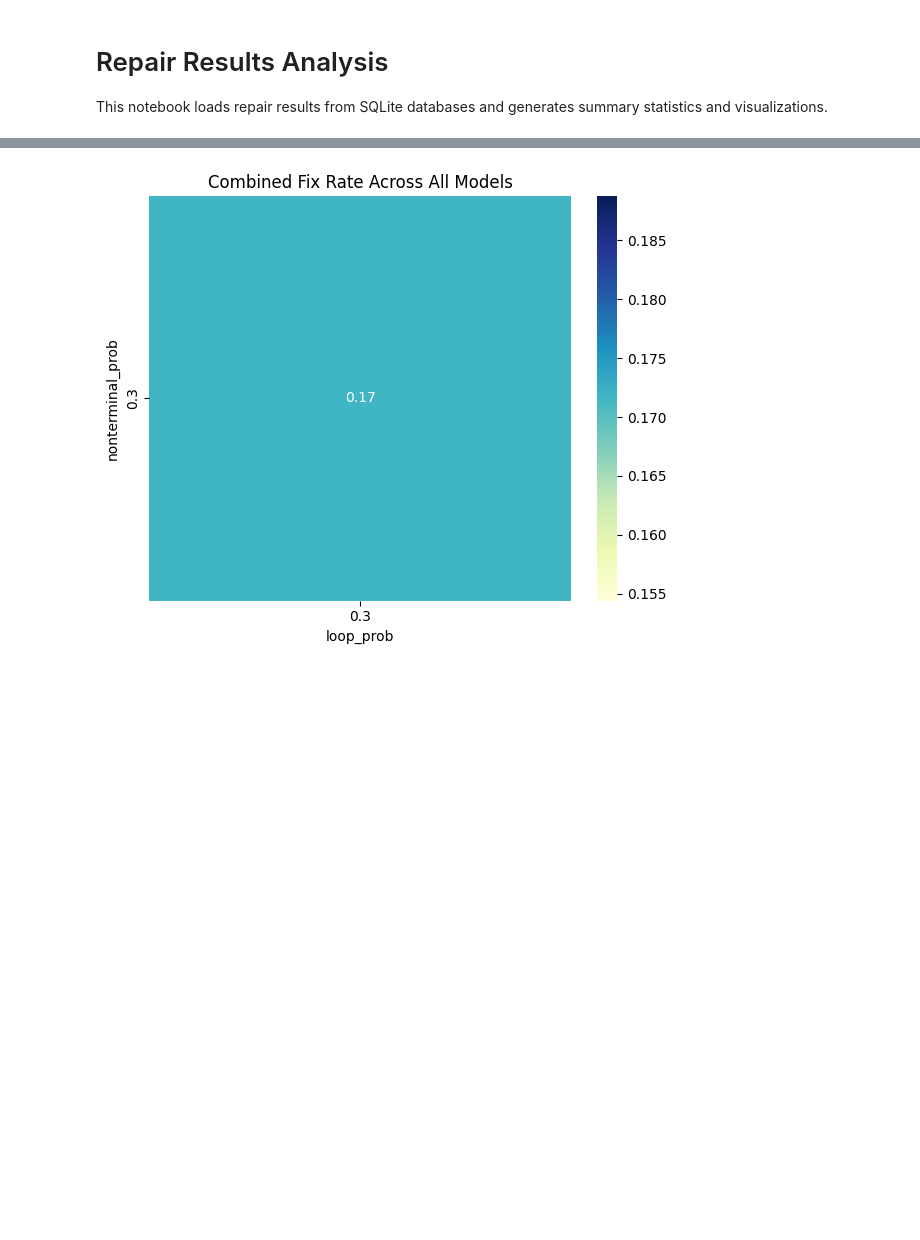
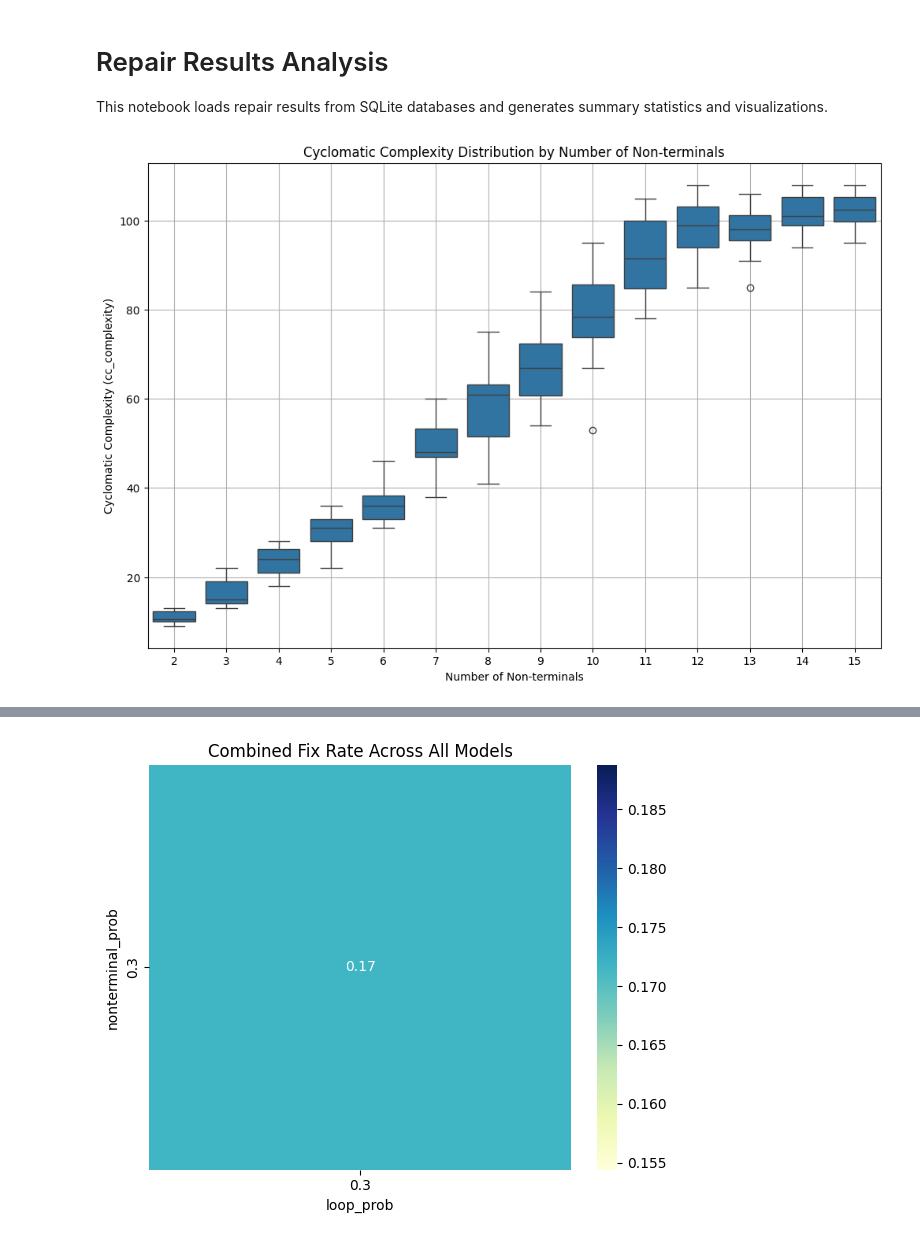
Before and after one commit to Jacksadventure/Grammar_bench, a Jupyter notebook: repair_results_analysis.ipynb, the cells around one changed output, grey strips where cells are left out. Cells and saved outputs as stored; diff of their text form; code cells hidden in the pictures; blank space fills up the shorter version.

```diff
--- a/repair_results_analysis.ipynb
+++ b/repair_results_analysis.ipynb
@@ -32,6 +32,29 @@ df_cases = pd.read_sql(
 # Compute derived columns for analysis
 df_cases['parser_size'] = df_cases['original_parser'].str.len()
 df_cases['corrupted_symbol_count'] = df_cases['corrupted_grammar'].str.split().str.len()
+# %%
+db_file = f'targets{database_version}.db'
+conn = sqlite3.connect(db_file)
+
+# Query the data
+query = "SELECT num_nonterminals, cc_complexity FROM cases WHERE cc_complexity IS NOT NULL"
+df = pd.read_sql_query(query, conn)
+
+# Close the connection
+conn.close()
+
+# Create the plot
+plt.figure(figsize=(12, 8))
+sns.boxplot(x='num_nonterminals', y='cc_complexity', data=df)
+
+# Set titles and labels
+plt.title('Cyclomatic Complexity Distribution by Number of Non-terminals')
+plt.xlabel('Number of Non-terminals')
+plt.ylabel('Cyclomatic Complexity (cc_complexity)')
+plt.grid(True)
+plt.show()
+# %% [output]
+[figure, added]
 # %%
 import matplotlib.pyplot as plt
 
```
Also changed, not shown: parts of 24 cells of this notebook, 19 other files.
